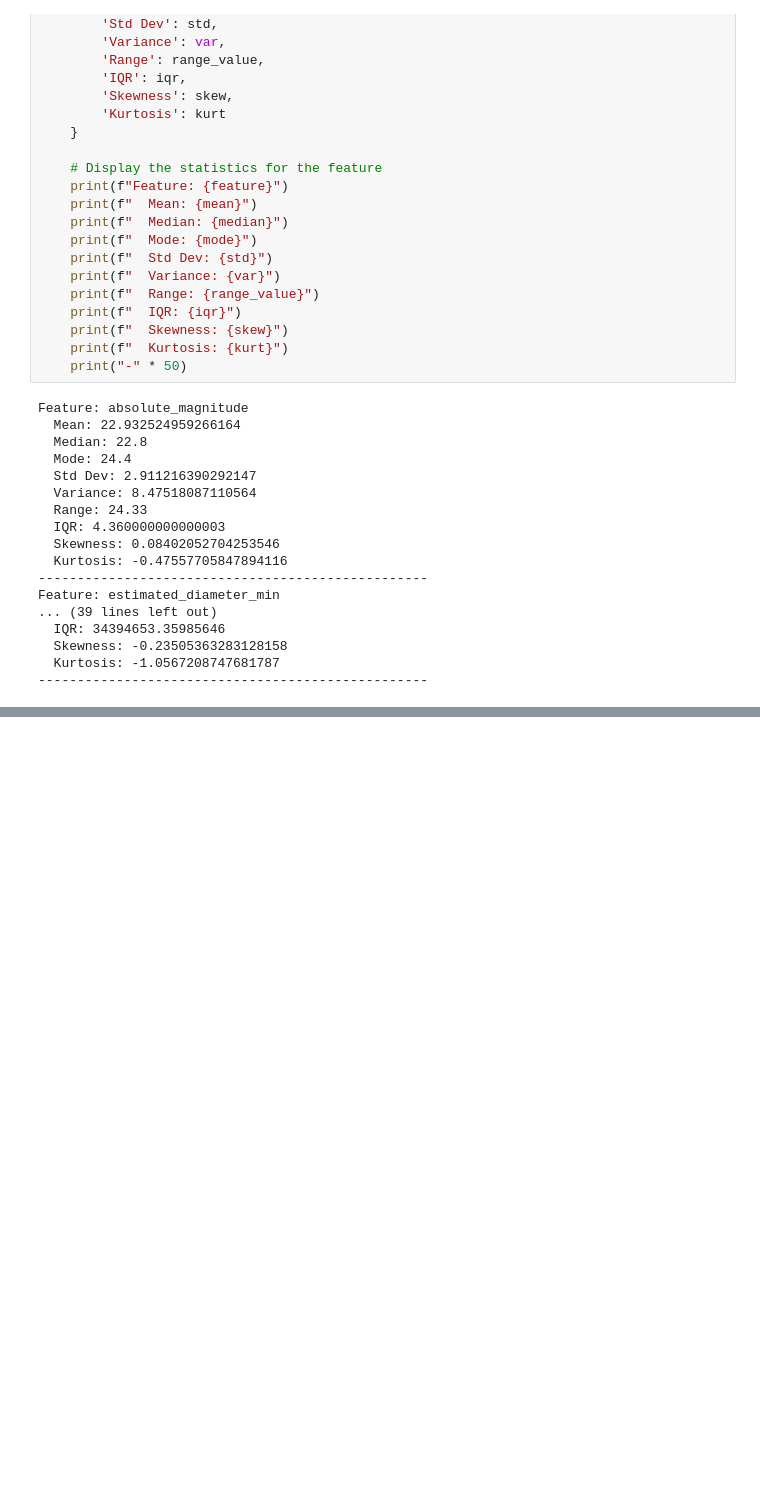
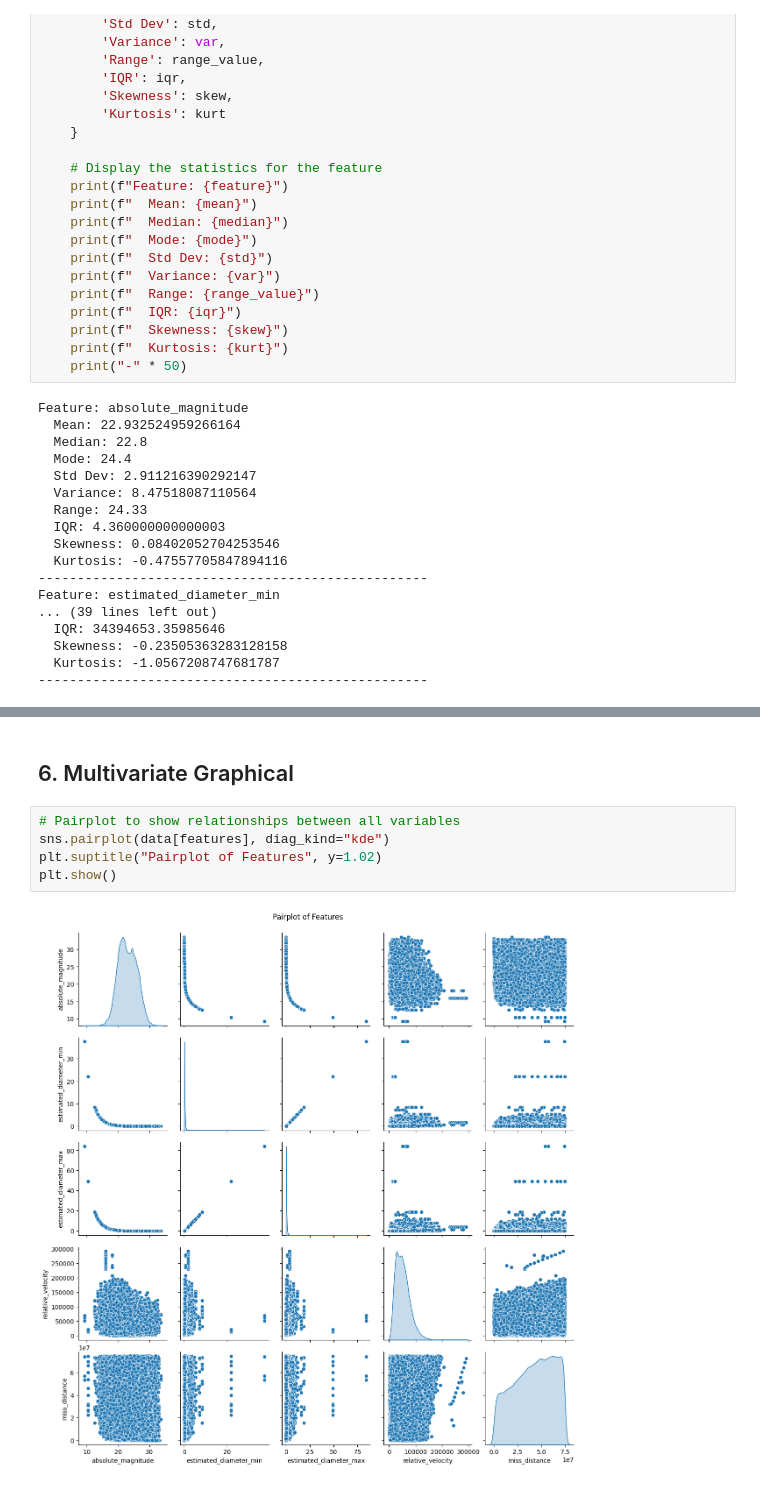
Before and after one commit to surajkarki66/Near_Earth_Objects_Danger_Risk_Prediction, a Jupyter notebook: notebooks/3_EDA.ipynb, the cells around one changed output, grey strips where cells are left out. Cells and saved outputs as stored; diff of their text form; blank space fills up the shorter version.

```diff
--- a/notebooks/3_EDA.ipynb
+++ b/notebooks/3_EDA.ipynb
@@ -105,0 +195,9 @@ Feature: estimated_diameter_min
+# %% [markdown]
+## 6. Multivariate Graphical
+# %%
+# Pairplot to show relationships between all variables
+sns.pairplot(data[features], diag_kind="kde")
+plt.suptitle("Pairplot of Features", y=1.02)
+plt.show()
+# %% [output]
+[figure, added]
```
Also changed, not shown: parts of 9 cells of this notebook.
